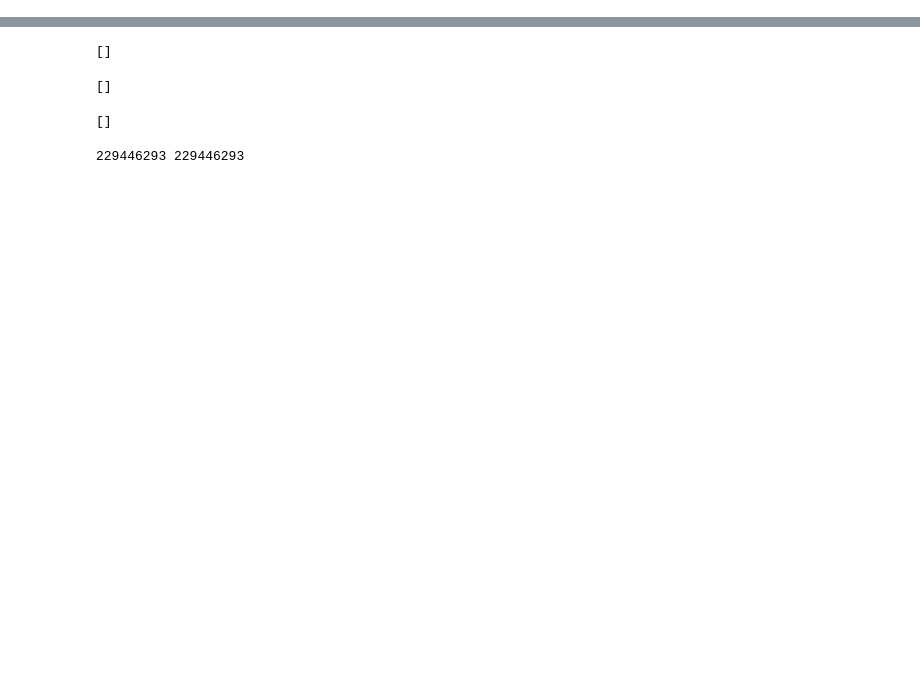
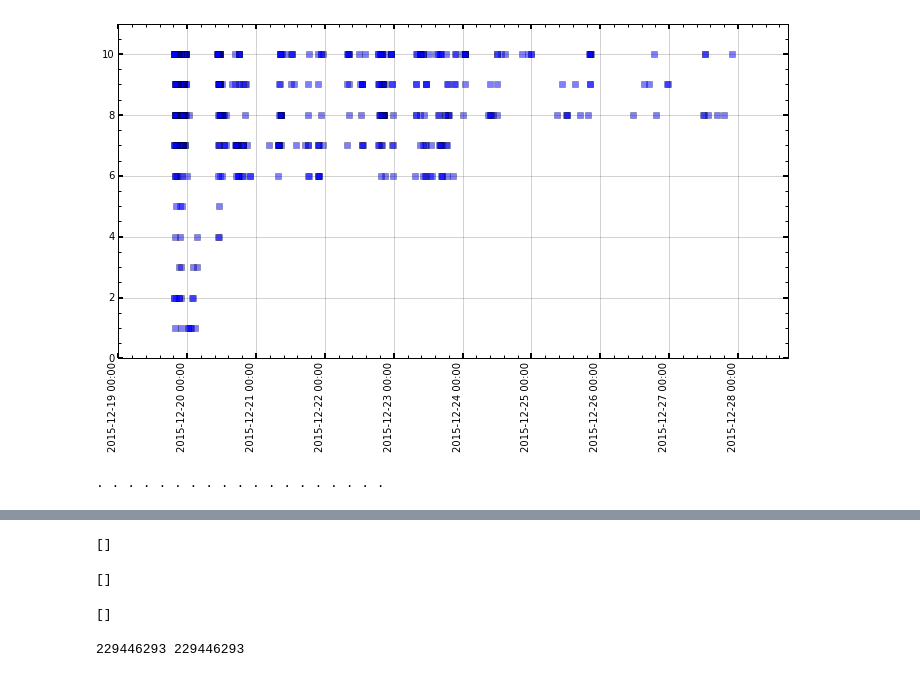
Before and after one commit to ajmendez/numerousobject, a Jupyter notebook: notebook/api_example.ipynb, the cells around one changed output, grey strips where cells are left out. Drawn from its saved outputs; the diff is of its cells as text; code cells hidden in the pictures; blank space fills up the shorter version.

```diff
--- a/notebook/api_example.ipynb
+++ b/notebook/api_example.ipynb
@@ -33,0 +114,33 @@ print api.get(device, alert['startt']/1000)
+# %%
+smx = [int(str(alert['smx']), 16) for alert in allalerts]
+tmp = [datetime.fromtimestamp(alert['alert']) for alert in allalerts]
+setup(figsize=(12,6), yr=[0,11], xr=minmax(tmp), embiggenx=0.1)
+pylab.plot(tmp, smx, 's', alpha=0.5, lw=0)
+dateticks('%Y-%m-%d %H:%M', rotation=90)
+# %% [output]
+[figure, added]
+# %%
+def getmotion(self, device):
+    start = time.mktime(datetime(2015, 12, 19).timetuple())
+    current = time.mktime(datetime.now().timetuple())
+#     delta = timedelta(days=1).total_seconds()
+    delta = timedelta(hours=12).total_seconds()
+    done = False
+    out = {}
+    while not done:
+        print '.',
+        tmp = self.get(device, current)
+#         print tmp
+        tmp['current'] = current
+        tmp['requested'] = str(datetime.now())
+        out[current] = tmp
+        current -= delta
+        if current < start:
+            break
+#         if len(out) > 2:
+#             break
+    return out
+
+motion = getmotion(api, device)
+# %% [output]
+. . . . . . . . . . . . . . . . . . .
```
Also changed, not shown: parts of 25 cells of this notebook, 4 other files.
